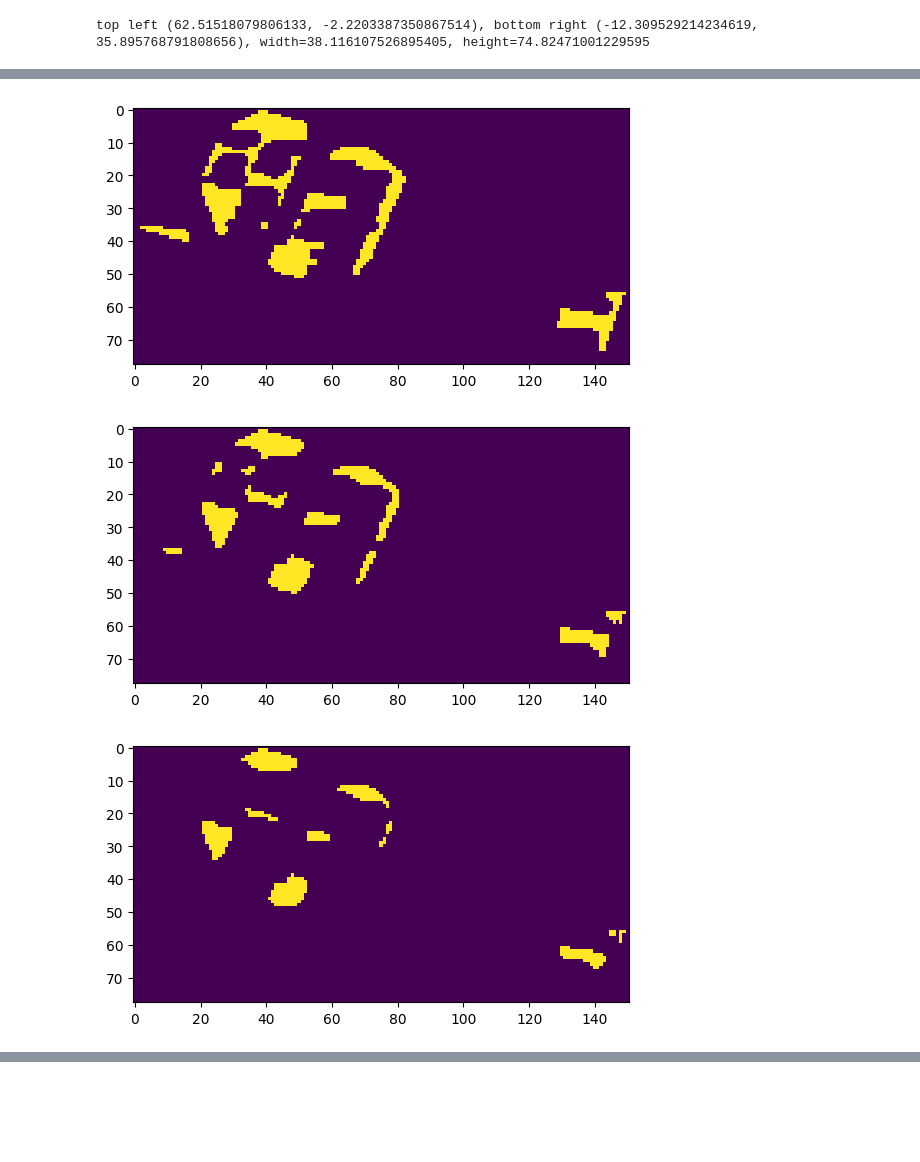
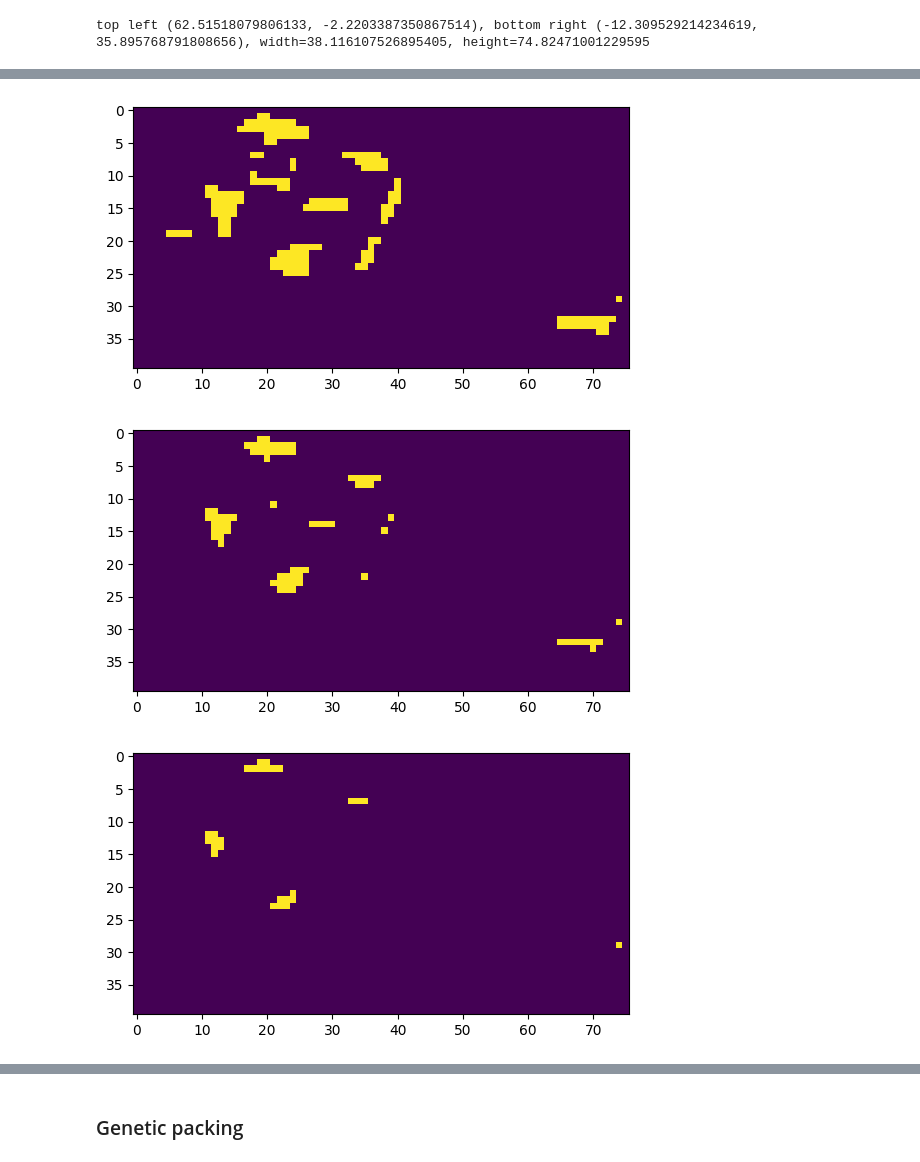
Before and after one commit to Trawirr/ParkingApp, a Jupyter notebook: segmentation/segmentation.ipynb, the cells around one changed output, grey strips where cells are left out. Drawn from its saved outputs; the diff is of its cells as text; code cells hidden in the pictures; blank space fills up the shorter version.

Commit message:
genetic packing first try

```diff
--- a/segmentation/segmentation.ipynb
+++ b/segmentation/segmentation.ipynb
@@ -11,7 +11,10 @@ from collections import deque
 def bfs_split_mask(mask):
     rows, cols, *_ = mask.shape
     binary_mask = np.zeros((rows, cols))
-    binary_mask[mask[:, :, 3] > 0] = 1
+    if mask.ndim > 2:
+        binary_mask[mask[:, :, 3] > 0] = 1
+    elif mask.ndim == 2:
+        binary_mask[mask[:, :] != 0] = 1
     visited = np.zeros_like(binary_mask, dtype=bool)
     directions = [(-1, 0), (1, 0), (0, -1), (0, 1)]
     regions = []
@@ -327,7 +330,7 @@ parking_multipolygon = MultiPolygon(parking_polygons_sub_filtered)
 # %% [output]
 top left (62.51518079806133, -2.2203387350867514), bottom right (-12.309529214234619, 35.895768791808656), width=38.116107526895405, height=74.82471001229595
 # %%
-tile_size = 0.5
+tile_size = 1
 width_range = np.arange(left - tile_size, right + tile_size, tile_size)
 height_range = np.arange(bottom - tile_size, top + tile_size, tile_size)
 
@@ -360,13 +363,13 @@ def filter_by_adjacency(array2d):
 
     return filtered_array
 
-def filter_by_masks(array2d, mask_size=3):
+def filter_by_masks(array2d, mask_size=3, threshold=0.5):
     padded_array = np.pad(array2d, pad_width=1, mode='edge')
     width, height = array2d.shape
     for x in range(width-mask_size+1):
         for y in range(height-mask_size+1):
             # print(np.sum(array2d[x:x+mask_size, y:y+mask_size]))
-            if np.sum(array2d[x:x+mask_size, y:y+mask_size]) / mask_size ** 2 < 0.5:
+            if np.sum(array2d[x:x+mask_size, y:y+mask_size]) / mask_size ** 2 < threshold:
                 padded_array[x + mask_size//2, y + mask_size//2] = 0
     return padded_array[1:-1, 1:-1]
 # %%
@@ -381,10 +384,10 @@ parking_grid_t_filtered = filter_by_adjacency(parking_grid_t)
 plt.imshow(parking_grid_t_filtered)
 plt.show()
 
-parking_grid_t_filtered_mask = filter_by_masks(parking_grid_t_filtered, 5)
+parking_grid_t_filtered_mask = filter_by_masks(parking_grid_t_filtered, 3)
 plt.imshow(parking_grid_t_filtered_mask)
 plt.show()
-parking_grid_t_filtered_mask = filter_by_masks(parking_grid_t_filtered_mask, 5)
+parking_grid_t_filtered_mask = filter_by_masks(parking_grid_t_filtered_mask, 3)
 plt.imshow(parking_grid_t_filtered_mask)
 plt.show()
 # %% [output]
@@ -392,5 +395,7 @@ plt.show()
-[figure, old version]
+[figure, new version]
-[figure, old version]
+[figure, new version]
-[figure, old version]
+[figure, new version]
 # %% [markdown]
 ![image.png](attachment:image.png)
+# %% [markdown]
+### Genetic packing
```
Also changed, not shown: parts of 6 cells of this notebook.
